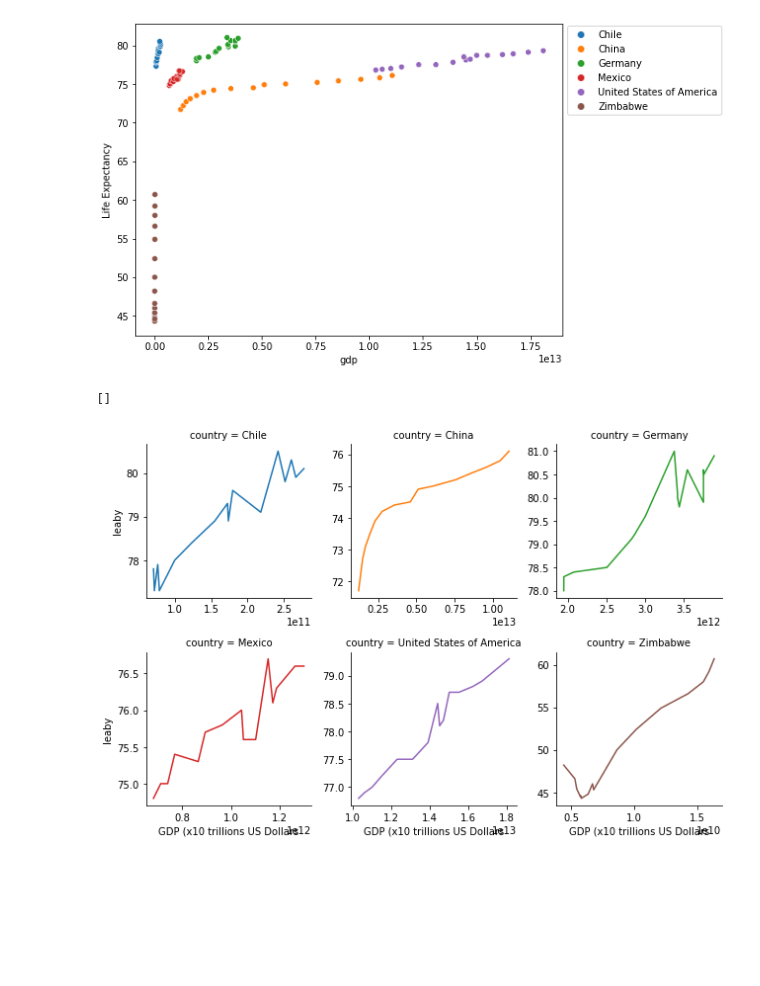
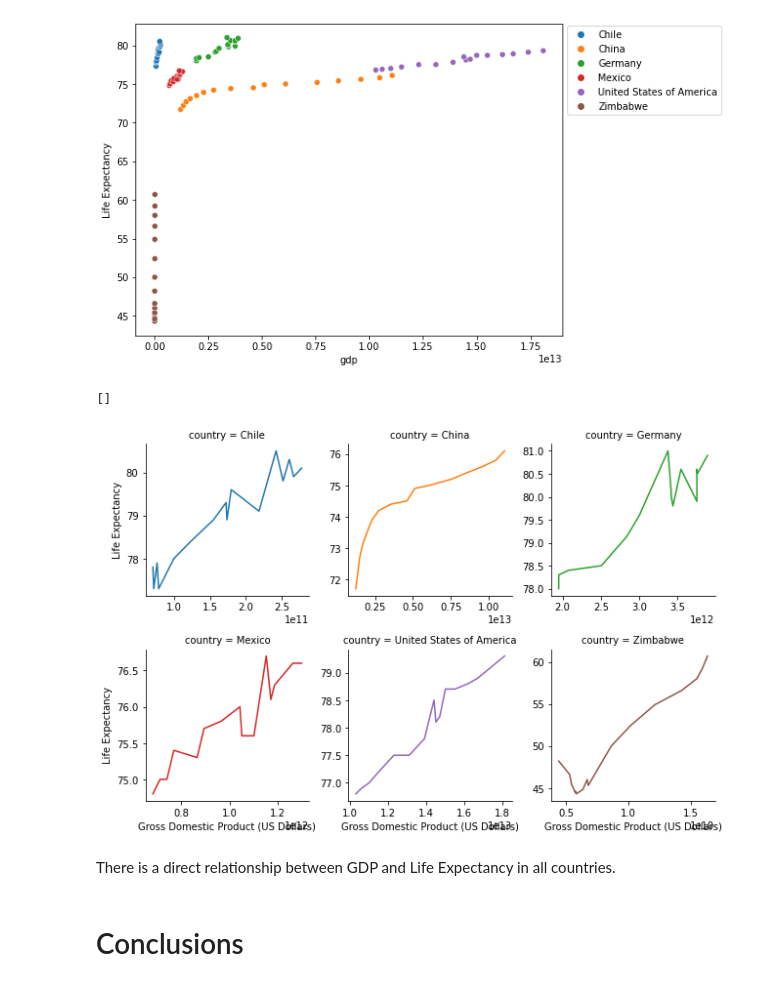
Before and after one commit to javierunix/codeacademy_datascience_path, a Jupyter notebook: Life-Expectancy-and-GDP-Starter/life_expectancy_gdp.ipynb, the cells around one changed output. Cells and saved outputs as stored; diff of their text form; code cells hidden in the pictures; blank space fills up the shorter version.

Commit message:
finish life_expectancy

```diff
--- a/Life-Expectancy-and-GDP-Starter/life_expectancy_gdp.ipynb
+++ b/Life-Expectancy-and-GDP-Starter/life_expectancy_gdp.ipynb
@@ -276,8 +295,15 @@ Text(0, 0.5, 'Life Expectancy')
 [figure]
 # %%
 grid = sns.FacetGrid(df, col="country", hue='country', col_wrap=3, sharex=False, sharey=False)
-grid.map(sns.lineplot, 'gdp', 'leaby').set_axis_labels('GDP (x10 trillions US Dollars')
+
+grid.map(sns.lineplot, 'gdp', 'leaby').set_axis_labels('Gross Domestic Product (US Dollars)')\
+.set_ylabels('Life Expectancy')
+
 plt.plot()
 # %% [output]
 []
-[figure, old version]
+[figure, new version]
+# %% [markdown]
+There is a direct relationship between GDP and Life Expectancy in all countries.
+# %% [markdown]
+# Conclusions
```
Also changed, not shown: parts of 11 cells of this notebook.
